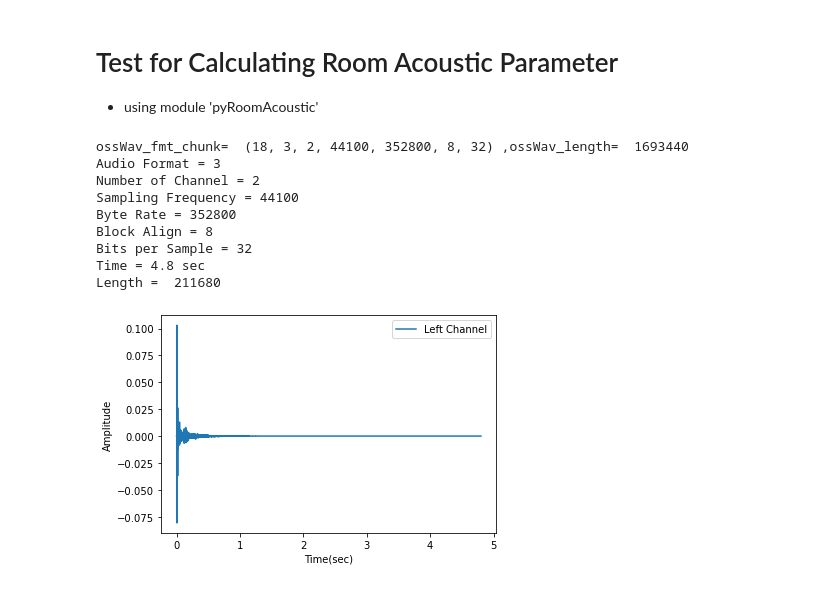
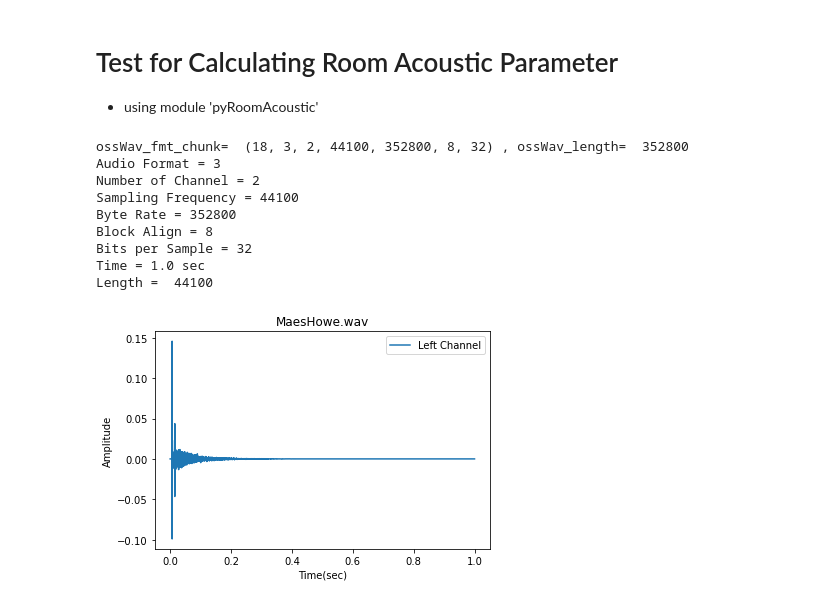
Before and after one commit to sunnyside74/pyOssAudioAnalyzer, a Jupyter notebook: ossTestAcousticCalc.ipynb, the cells around one changed output. Saved outputs shown, nothing was run; the diff lists cells and outputs as text; code cells hidden in the pictures.

```diff
--- a/ossTestAcousticCalc.ipynb
+++ b/ossTestAcousticCalc.ipynb
@@ -51,30 +34,48 @@ wav_fname = os.path.join(audio_dir, 'TyndallBruceMonument.wav')
+# %%
+# Path of audiofiles folder
+audio_dir = os.path.join(os.getcwd(), 'audiofiles')
+
+# Define wave file name text to open
+# Path + wave file name
+
+#audio_fname = "TyndallBruceMonument.wav"
+#audio_fname = "ElvedenHallMarbleHall.wav'"
+#audio_fname = "EmptyApartmentBedroom.wav"
+#audio_fname = "FalklandPalaceRoyalTennisCourt.wav"
+#audio_fname = "InsidePiano.wav"
+audio_fname = "MaesHowe.wav"
+#audio_fname = "SportsCentreUniversityOfYork.wav"
+#audio_fname = "StairwayUniversityOfYork.wav"
+#audio_fname = "StAndrewsChurch.wav"
+
+wav_fname = os.path.join(audio_dir, audio_fname)
 # %%
 # Read .wav file using pyOssWavfile.read() & Extract .wav file header information
 
 ossWav_fmt_chunk, ossWav_data, ossWav_length = pyOssWavfile.read(wav_fname)
 ossWav_format, ossWav_numch, ossWav_fs, ossWav_byterate, ossWav_blockalign, ossWav_bitdepth = pyOssWavfile.extractWavFmtChunk(ossWav_fmt_chunk)
 ossWav_time = ossWav_data.shape[0] / ossWav_fs
 
-print("ossWav_fmt_chunk= ", ossWav_fmt_chunk, ",ossWav_length= ", ossWav_length)
+print("ossWav_fmt_chunk= ", ossWav_fmt_chunk, ", ossWav_length= ", ossWav_length)
 print("Audio Format =", ossWav_format)
 print("Number of Channel =", ossWav_numch)
 print("Sampling Frequency =", ossWav_fs)
 print("Byte Rate =", ossWav_byterate)       # 일종의 Checksum
 print("Block Align =", ossWav_blockalign)
 print("Bits per Sample =", ossWav_bitdepth)
 print("Time =", ossWav_time, "sec")
 print("Length = ", ossWav_data.shape[0])
 
 # Plot loaded wave file
-dbg.plotAudio(ossWav_fs, ossWav_data[:,0], "Left Channel", "Time(sec)", "Amplitude")
+dbg.dPlotAudio(ossWav_fs, ossWav_data[:,0], audio_fname, "Left Channel", "Time(sec)", "Amplitude")
 # %% [output]
-ossWav_fmt_chunk=  (18, 3, 2, 44100, 352800, 8, 32) ,ossWav_length=  1693440
+ossWav_fmt_chunk=  (18, 3, 2, 44100, 352800, 8, 32) , ossWav_length=  352800
 Audio Format = 3
 Number of Channel = 2
 Sampling Frequency = 44100
 Byte Rate = 352800
 Block Align = 8
 Bits per Sample = 32
-Time = 4.8 sec
-Length =  211680
+Time = 1.0 sec
+Length =  44100
-[figure, old version]
+[figure, new version]
```
Also changed, not shown: parts of 5 cells of this notebook, 2 other files.
